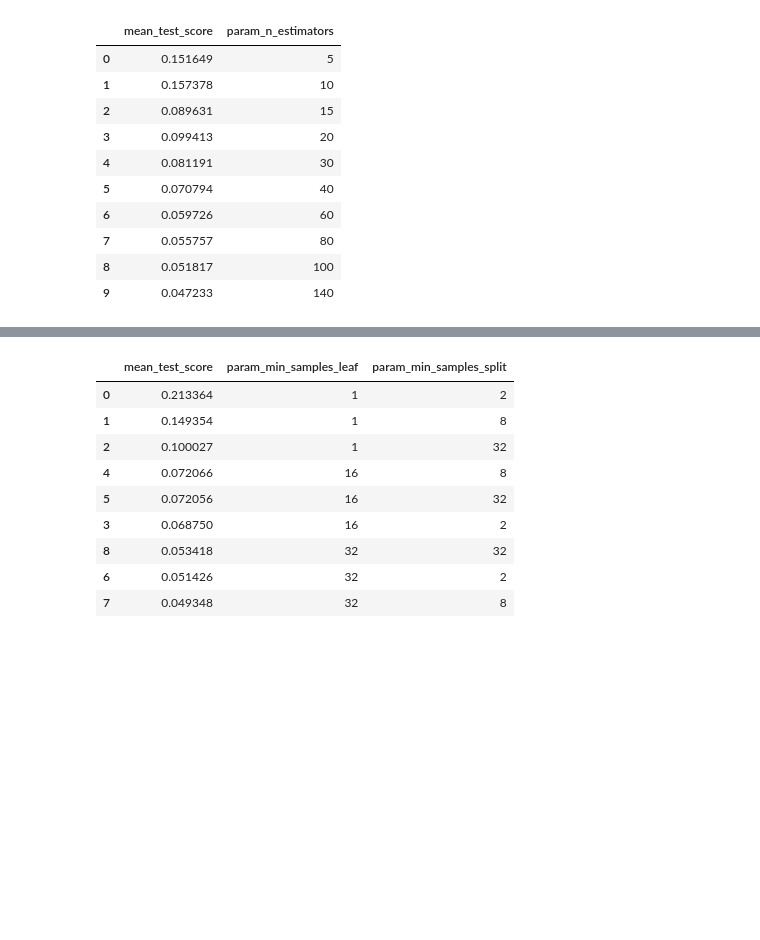
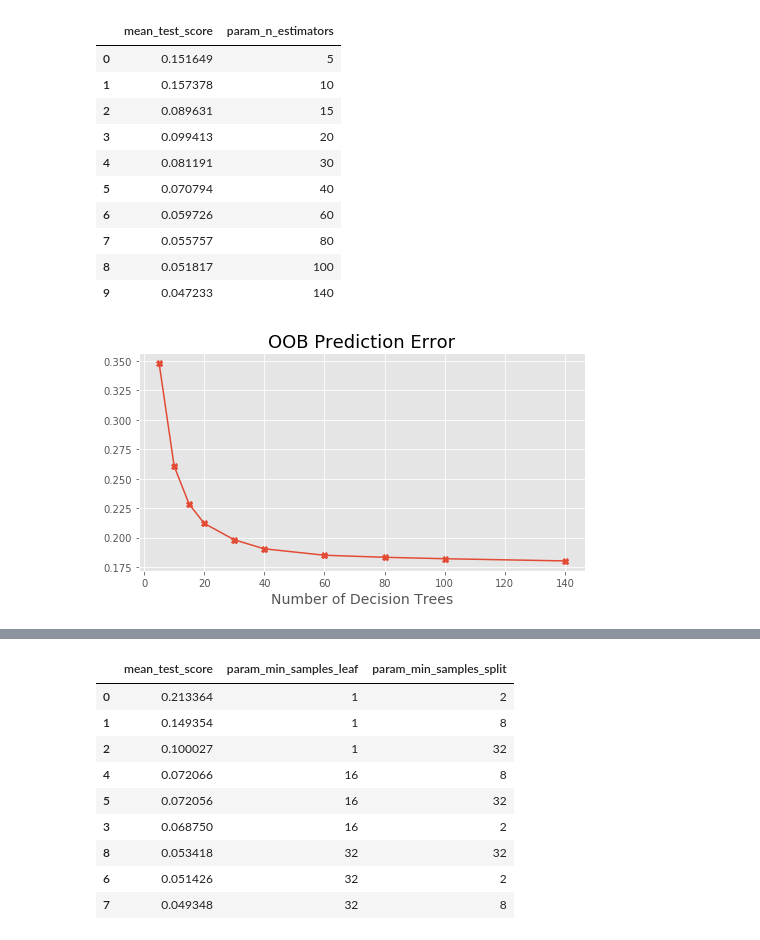
Before and after one commit to pandrewg/Lending-Club, a Jupyter notebook: analysis-pt3-regularization.ipynb, the cells around one changed output, grey strips where cells are left out. Cells and saved outputs as stored; diff of their text form; code cells hidden in the pictures; blank space fills up the shorter version.

```diff
--- a/analysis-pt3-regularization.ipynb
+++ b/analysis-pt3-regularization.ipynb
@@ -605,3 +618,9 @@ for k in params['n_estimators']:
     predictions = rf.predict(features_test)
     rf_test_neg_pre.append(neg_precision(targets_test,predictions))
     rf_test_neg_rec.append(neg_recall(targets_test,predictions))
+# %%
+oob_scores = pd.read_csv('./data/oob-scores.csv').drop('Unnamed: 0', axis=1)
+
+#for k in params['n_estimators']:
+#    rf = RandomForestClassifier(n_estimators=k,oob_score=True).fit(features_train,targets_train.loan_status)
+#    oob_scores.append(1-rf.oob_score_)
@@ -608,3 +629,14 @@ for k in params['n_estimators']:
+# %%
+fig = plt.figure(figsize=(8,4))
+
+ax = fig.add_subplot(1,1,1)
+ax.plot(params['n_estimators'],oob_scores,'X-')
+ax.set_title('OOB Prediction Error',fontsize=18)
+ax.set_xlabel('Number of Decision Trees',fontsize=14)
+
+#plt.savefig('./report/oob-error.jpg')
+# %% [output]
+[figure, added]
 # %%
 #pd.DataFrame(rf_test_neg_pre).to_csv('./data/re-rf0-prec-test.csv')
 #pd.DataFrame(rf_test_neg_rec).to_csv('./data/re-rf0-rec-test.csv')
```
Also changed, not shown: parts of 6 cells of this notebook.
